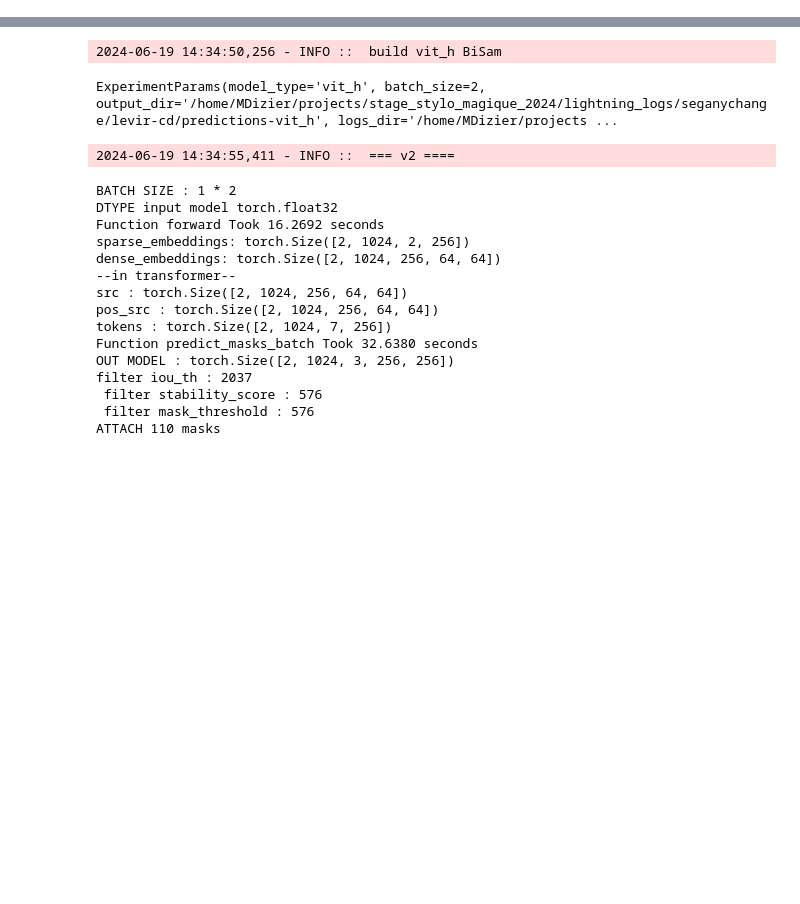
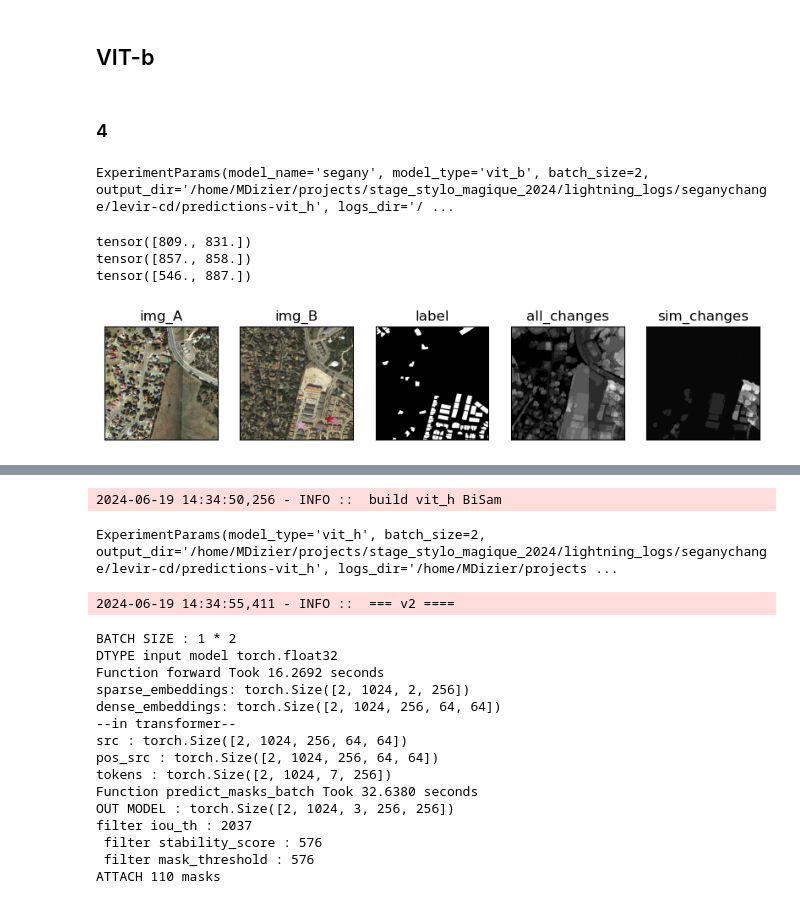
Before and after one commit to brustt/stylo_magique_intership_ign, a Jupyter notebook: notebooks/segment_any_change/query_prompt.ipynb, the cells around one changed output, grey strips where cells are left out. Saved outputs shown, nothing was run; the diff lists cells and outputs as text; code cells hidden in the pictures; blank space fills up the shorter version.

```diff
--- a/notebooks/segment_any_change/query_prompt.ipynb
+++ b/notebooks/segment_any_change/query_prompt.ipynb
@@ -36,0 +71,30 @@ Seed set to 12
+# %%
+indices = np.random.randint(0, 100, 4)
+# indices = [71, 115, 54, 46]
+print(indices)
+#
+
+ds = load_partial_ds(params.ds_name, ds_dtype, params, indices)
+
+dloader = torch.utils.data.DataLoader(
+    ds, batch_size=params.batch_size, shuffle=False
+)
+
+sam = load_sam(
+    model_type=params.model_type, model_cls=BiSam, version="dev", device=DEVICE
+)
+matching_engine = BitemporalMatching(
+            model=sam,
+            version=params.seganychange_version,
+            **asdict(params)
+        )
+
+engine = SegAnyPrompt(matching_engine, **asdict(params))
+outputs = []
+for i, batch in tqdm(enumerate(dloader), total=len(dloader), desc="Processing"):
+    with torch.no_grad():
+        with profile(activities=[ProfilerActivity.CPU],profile_memory=True, record_shapes=True) as prof:
+            preds = engine(batch)
+        print(prof.key_averages().table(sort_by="self_cpu_memory_usage", row_limit=10))
+
+        outputs.append({"pred":preds, "batch":batch})
@@ -36,0 +163,15 @@ Seed set to 12
+# %% [markdown]
+## VIT-b
+# %% [markdown]
+### 4
+# %%
+print(params)
+# %% [output]
+ExperimentParams(model_name='segany', model_type='vit_b', batch_size=2, output_dir='/home/MDizier/projects/stage_stylo_magique_2024/lightning_logs/seganychange/levir-cd/predictions-vit_h', logs_dir='/ ...
+# %%
+show_prediction_sample(outputs[0], idx=0)
+# %% [output]
+tensor([809., 831.])
+tensor([857., 858.])
+tensor([546., 887.])
+[figure, added]
```
Also changed, not shown: parts of 111 cells of this notebook, 16 other files.
